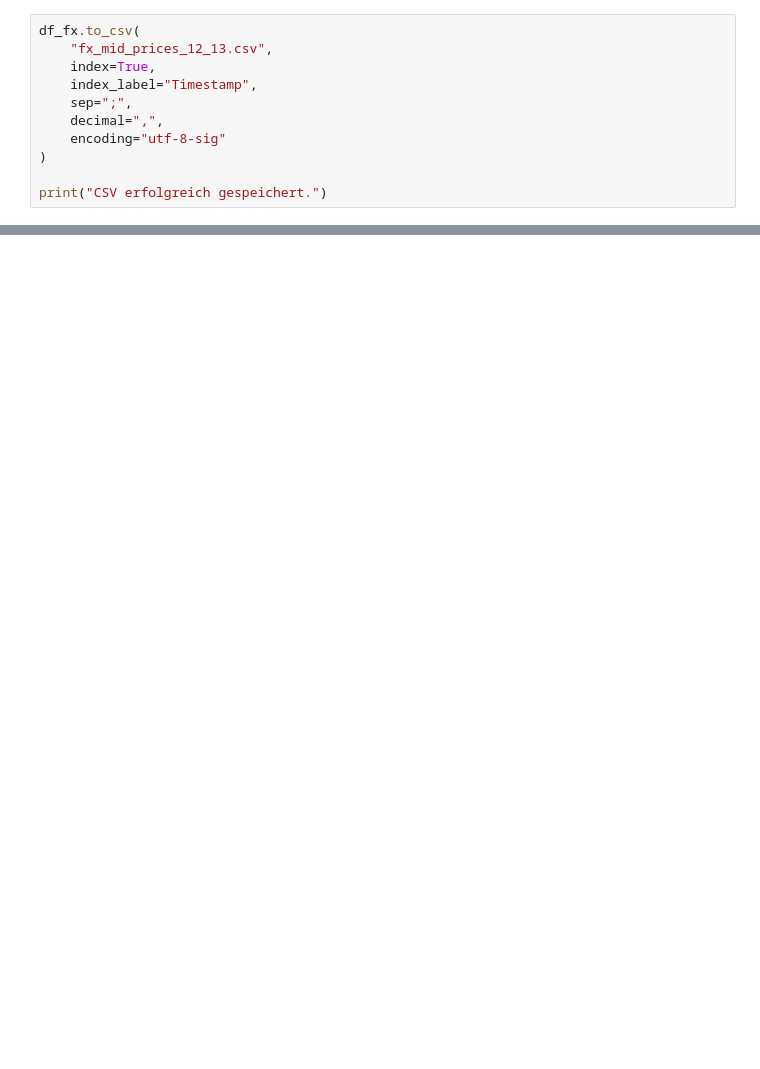
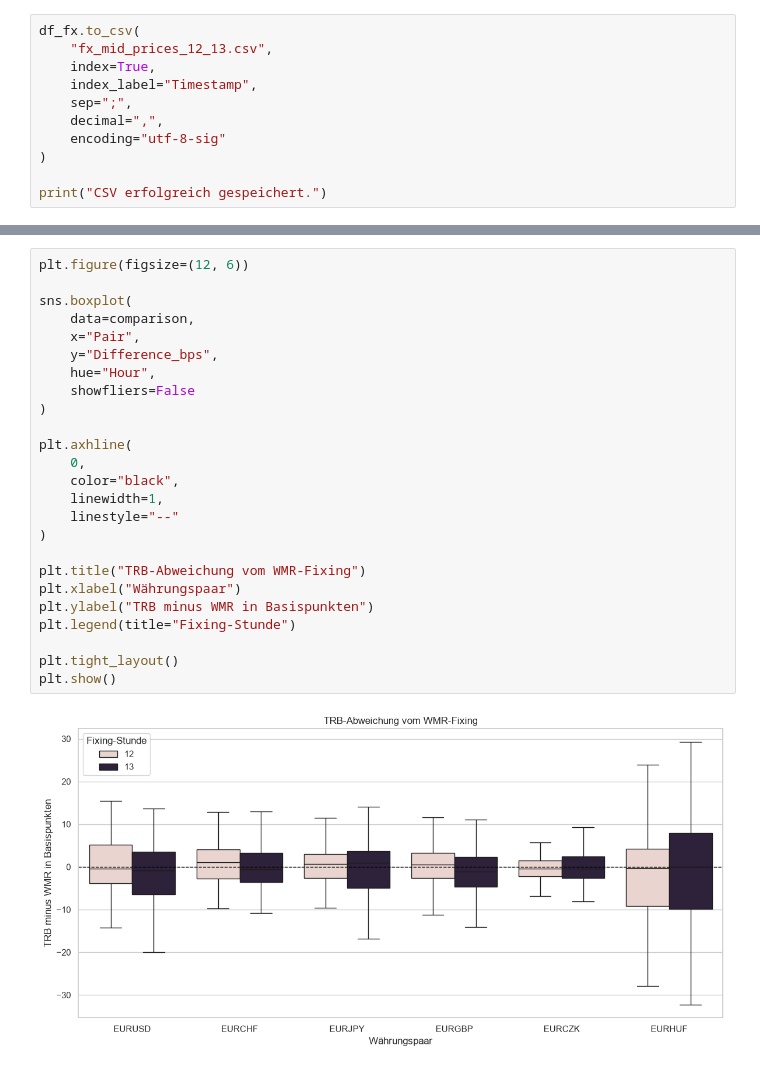
Before and after one commit to hrtwhl/WMR-Fixing, a Jupyter notebook: analysis.ipynb, the cells around one changed output, grey strips where cells are left out. Cells and saved outputs as stored; diff of their text form; blank space fills up the shorter version.

```diff
--- a/analysis.ipynb
+++ b/analysis.ipynb
@@ -223,0 +662,27 @@ print("CSV erfolgreich gespeichert.")
+# %%
+plt.figure(figsize=(12, 6))
+
+sns.boxplot(
+    data=comparison,
+    x="Pair",
+    y="Difference_bps",
+    hue="Hour",
+    showfliers=False
+)
+
+plt.axhline(
+    0,
+    color="black",
+    linewidth=1,
+    linestyle="--"
+)
+
+plt.title("TRB-Abweichung vom WMR-Fixing")
+plt.xlabel("Währungspaar")
+plt.ylabel("TRB minus WMR in Basispunkten")
+plt.legend(title="Fixing-Stunde")
+
+plt.tight_layout()
+plt.show()
+# %% [output]
+[figure, added]
```
Also changed, not shown: parts of 32 cells of this notebook, 1 other file.
